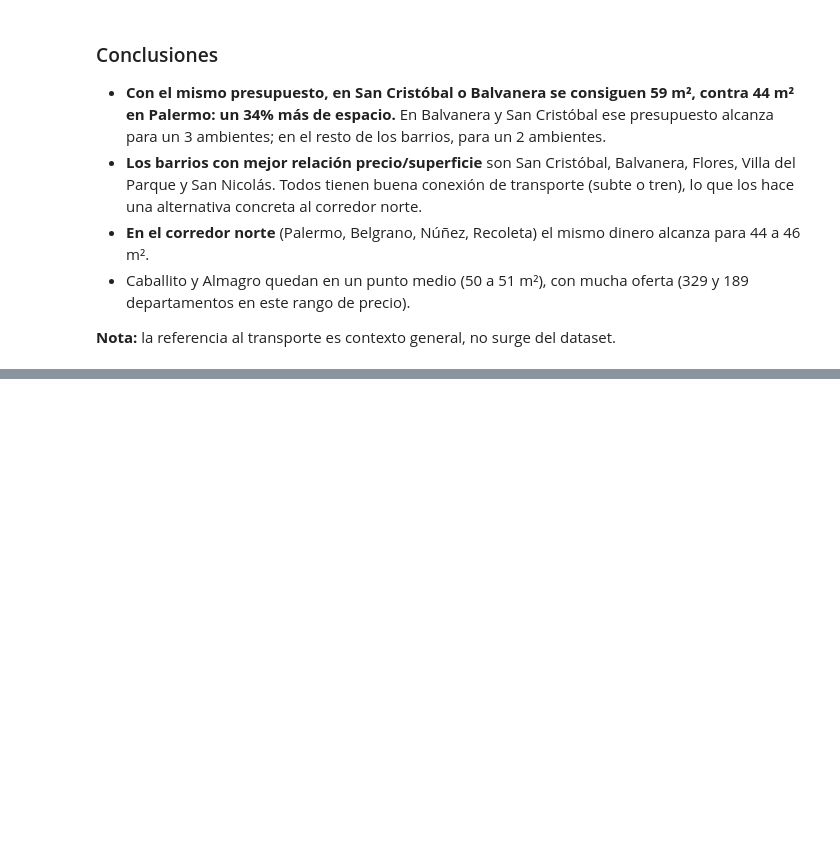
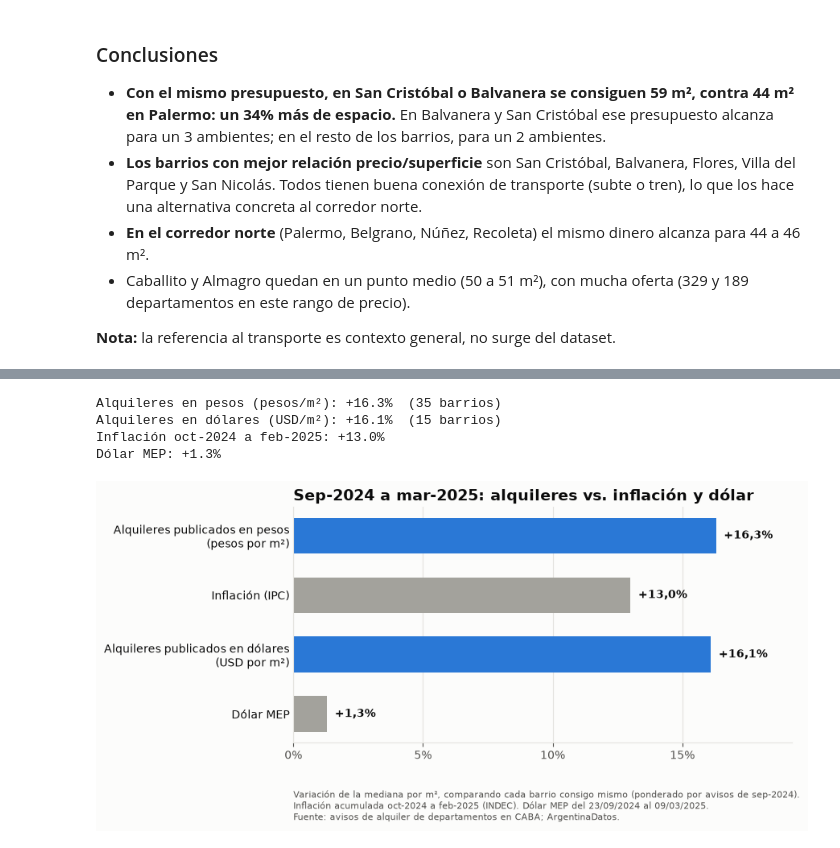
Before and after one commit to magaliorellana01/radar-inmobiliario-caba, a Jupyter notebook: notebooks/02_analisis.ipynb, the cells around one changed output, grey strips where cells are left out. Cells and saved outputs as stored; diff of their text form; code cells hidden in the pictures; blank space fills up the shorter version.

Commit message:
analiza la evolución de precios y la pesificación del mercado

```diff
--- a/notebooks/02_analisis.ipynb
+++ b/notebooks/02_analisis.ipynb
@@ -239,0 +301,37 @@ guardar(fig, "05_m2_con_presupuesto");
+# %%
+BASE, COMPARAR = "2024-09", "2025-03"
+
+en_pesos = variacion_composicion_fija(periodos[periodos["currency"] == "$"], "pesos_m2", BASE, COMPARAR)
+en_dolares = variacion_composicion_fija(periodos[periodos["currency"] == "USD"], "precio_usd_m2", BASE, COMPARAR)
+ipc = inflacion_acumulada(inflacion, "2024-10", "2025-02")
+mep = (tipo_cambio.loc["2025-03-09", "mep"] / tipo_cambio.loc["2024-09-23", "mep"] - 1) * 100
+
+print(f"Alquileres en pesos (pesos/m²): {en_pesos['variacion_%']:+.1f}%  ({en_pesos['barrios']} barrios)")
+print(f"Alquileres en dólares (USD/m²): {en_dolares['variacion_%']:+.1f}%  ({en_dolares['barrios']} barrios)")
+print(f"Inflación oct-2024 a feb-2025: {ipc:+.1f}%")
+print(f"Dólar MEP: {mep:+.1f}%")
+# %% [output]
+Alquileres en pesos (pesos/m²): +16.3%  (35 barrios)
+Alquileres en dólares (USD/m²): +16.1%  (15 barrios)
+Inflación oct-2024 a feb-2025: +13.0%
+Dólar MEP: +1.3%
+# %%
+variaciones = pd.Series({
+    "Alquileres publicados en pesos\n(pesos por m²)": en_pesos["variacion_%"],
+    "Inflación (IPC)": ipc,
+    "Alquileres publicados en dólares\n(USD por m²)": en_dolares["variacion_%"],
+    "Dólar MEP": round(mep, 1),
+})
+fig = variaciones_vs_referencias(
+    variaciones,
+    referencias=["Inflación (IPC)", "Dólar MEP"],
+    titulo="Sep-2024 a mar-2025: alquileres vs. inflación y dólar",
+    nota=(
+        "Variación de la mediana por m², comparando cada barrio consigo mismo (ponderado por avisos de sep-2024).\n"
+        "Inflación acumulada oct-2024 a feb-2025 (INDEC). Dólar MEP del 23/09/2024 al 09/03/2025.\n"
+        "Fuente: avisos de alquiler de departamentos en CABA; ArgentinaDatos."
+    ),
+)
+guardar(fig, "06_variacion_precios");
+# %% [output]
+[figure, added]
```
Also changed, not shown: parts of 11 cells of this notebook, 2 other files.
